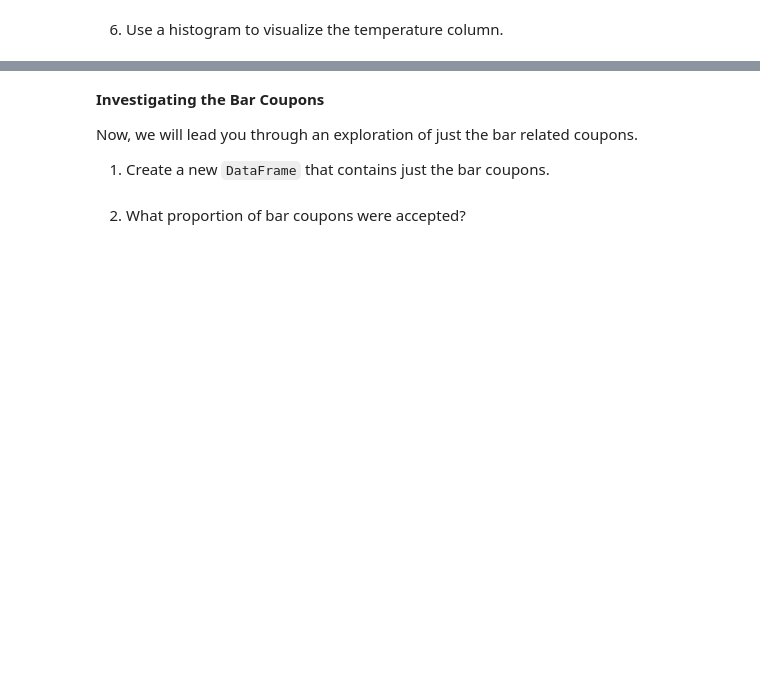
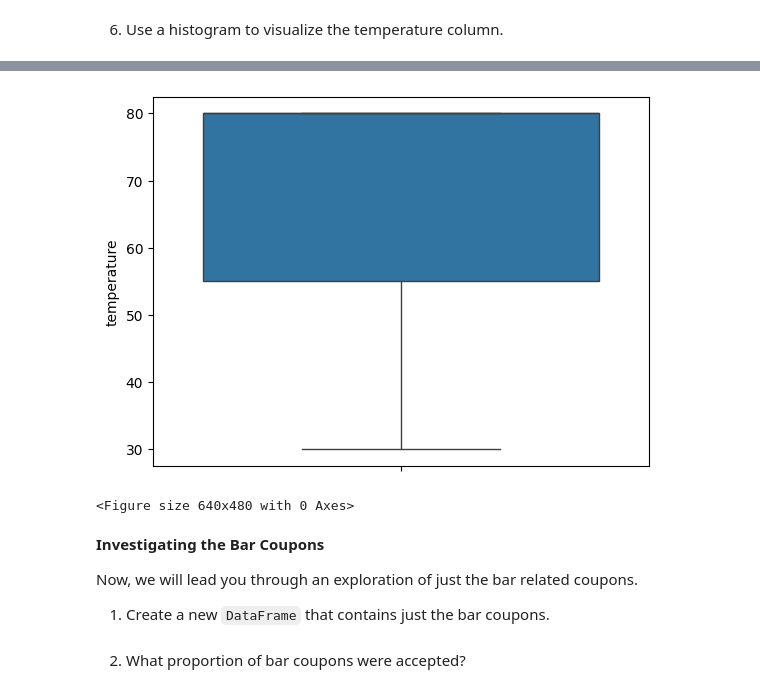
Before and after one commit to rajkrrsingh/Coupon-Acceptance-Analysis, a Jupyter notebook: prompt.ipynb, the cells around one changed output, grey strips where cells are left out. Cells and saved outputs as stored; diff of their text form; code cells hidden in the pictures; blank space fills up the shorter version.

```diff
--- a/prompt.ipynb
+++ b/prompt.ipynb
@@ -144,3 +148,10 @@ plt.show()
+# %%
+sns.boxplot(data['temperature'])
+plt.show()
+plt.savefig('images/temperature_boxplot.png')
+# %% [output]
+[figure, added]
+<Figure size 640x480 with 0 Axes>
 # %% [markdown]
 **Investigating the Bar Coupons**
 
```
Also changed, not shown: parts of 3 cells of this notebook, 4 other files.
